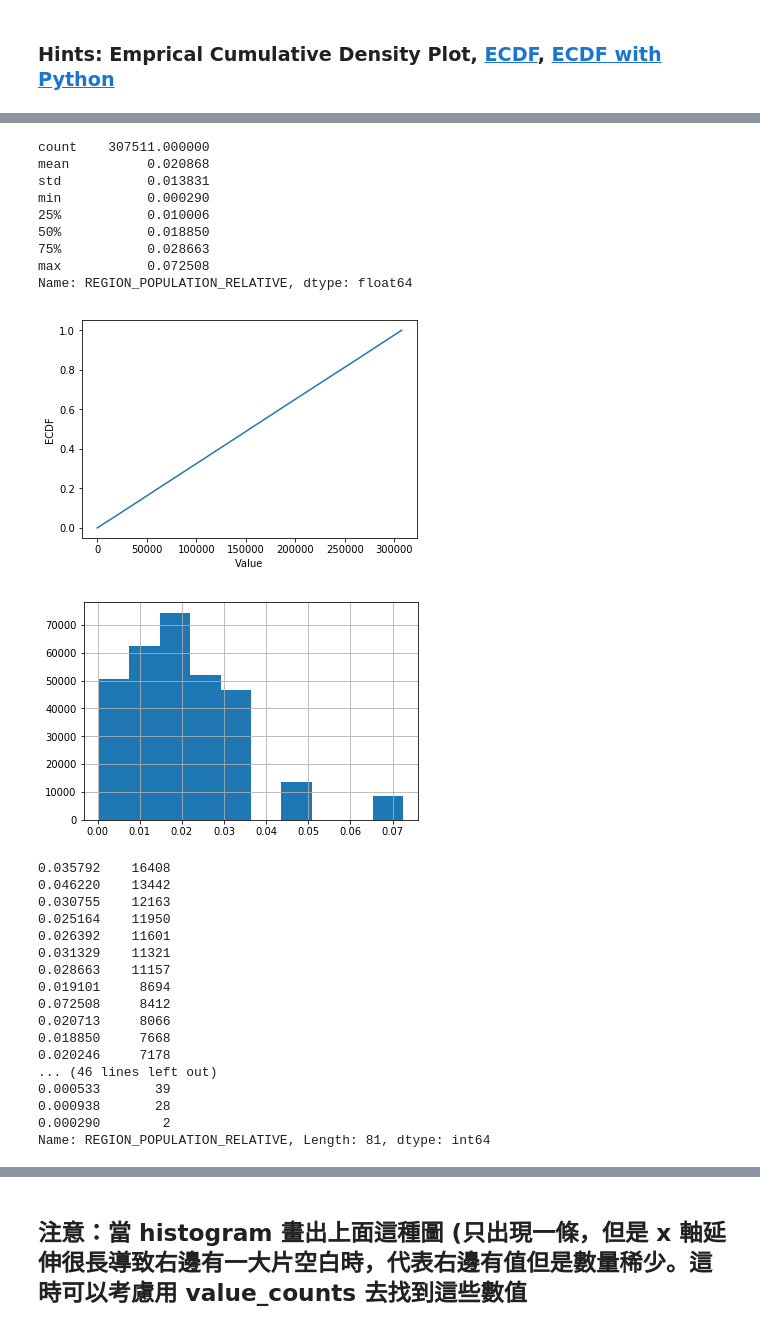
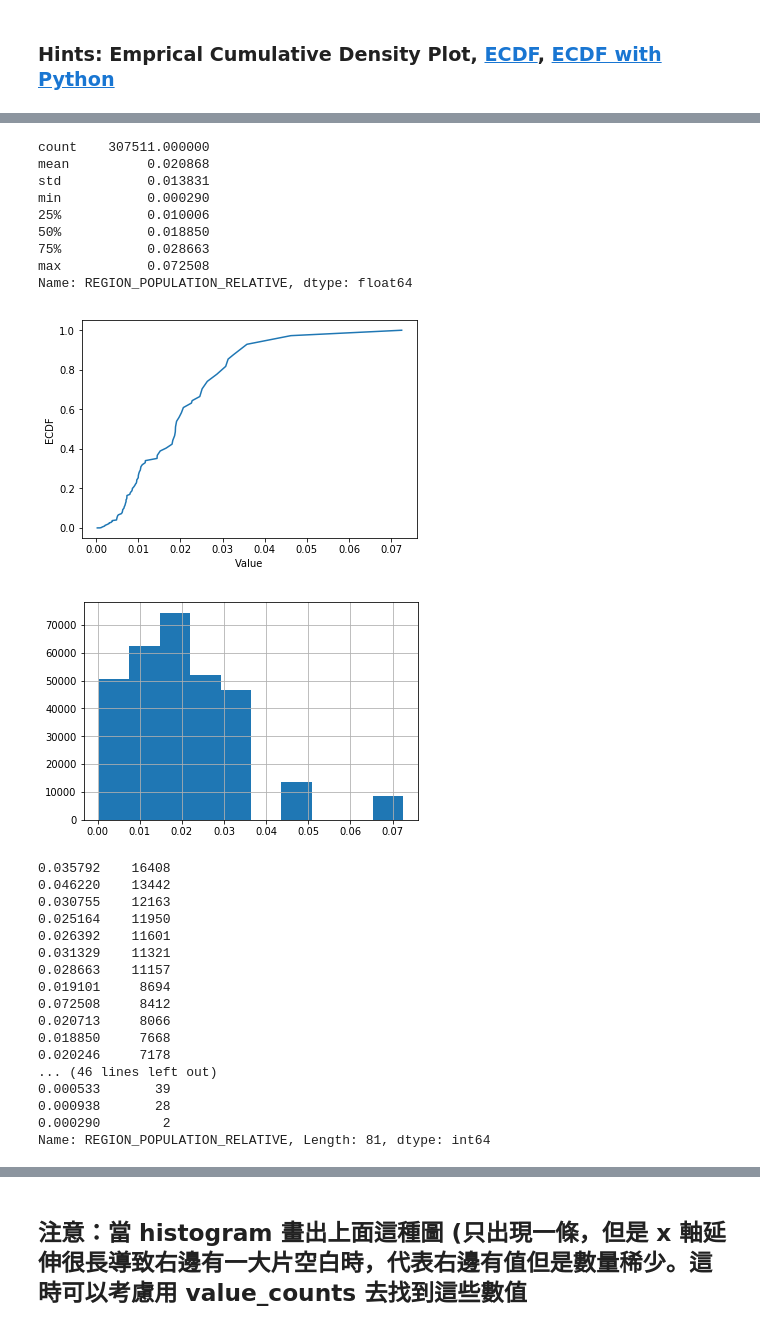
Before and after one commit to YenLinWu/2nd-ML100Days, a Jupyter notebook: Homework/Day_006_HW.ipynb, the cells around one changed output, grey strips where cells are left out. Drawn from its saved outputs; the diff is of its cells as text; code cells hidden in the pictures.

```diff
--- a/Homework/Day_006_HW.ipynb
+++ b/Homework/Day_006_HW.ipynb
@@ -195,36 +194,35 @@ Name: AMT_INCOME_TOTAL, dtype: float64
 print(app_train['REGION_POPULATION_RELATIVE'].describe())
 
 # 繪製 Empirical Cumulative Density Plot (ECDF)
 """
 Your Code Here
 """
-cdf = np.cumsum( app_train['REGION_POPULATION_RELATIVE'] )
-
+cdf = app_train.REGION_POPULATION_RELATIVE.value_counts().sort_index().cumsum()
 
 plt.plot(list(cdf.index), cdf/cdf.max())
 plt.xlabel('Value')
 plt.ylabel('ECDF')
 plt.ylim([-0.05,1.05]) # 限制顯示圖片的範圍
 plt.show()
 
 app_train['REGION_POPULATION_RELATIVE'].hist()
 plt.show()
 
 app_train['REGION_POPULATION_RELATIVE'].value_counts()
 
 # 就以這個欄位來說，雖然有資料掉在分布以外，也不算異常，僅代表這間公司在稍微熱鬧的地區有的據點較少，
 # 導致 region population relative 在少的部分較為密集，但在大的部分較為疏漏
 # %% [output]
 count    307511.000000
 mean          0.020868
 std           0.013831
 min           0.000290
 25%           0.010006
 50%           0.018850
 75%           0.028663
 max           0.072508
 Name: REGION_POPULATION_RELATIVE, dtype: float64
-[figure, old version]
+[figure, new version]
 [figure]
 0.035792    16408
 0.046220    13442
```
Also changed, not shown: parts of 3 cells of this notebook.
